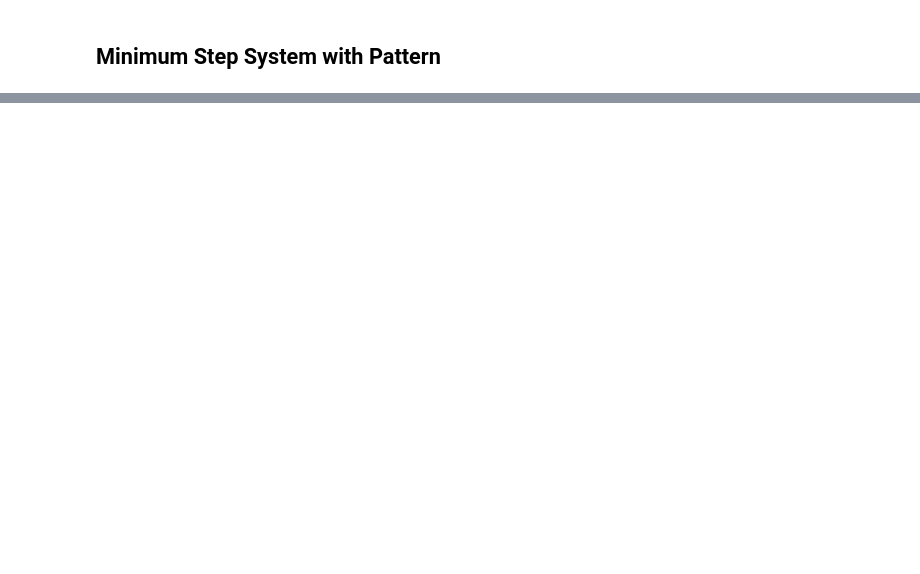
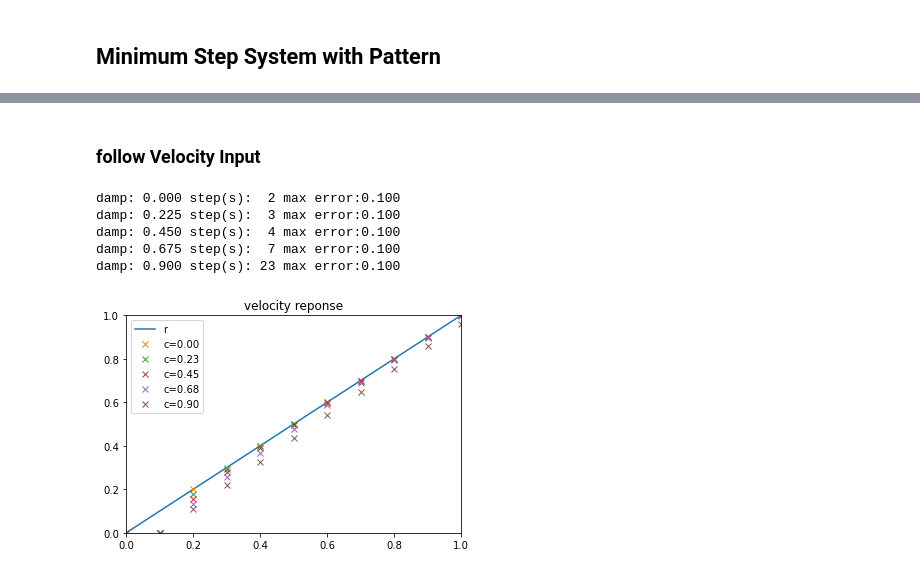
Before and after one commit to xsro/university-learning-code, a Jupyter notebook: 6计算机控制/3最小拍控制系统/MinimumStepControl.ipynb, the cells around one changed output, grey strips where cells are left out. Cells and saved outputs as stored; diff of their text form; code cells hidden in the pictures; blank space fills up the shorter version.

```diff
--- a/6计算机控制/3最小拍控制系统/MinimumStepControl.ipynb
+++ b/6计算机控制/3最小拍控制系统/MinimumStepControl.ipynb
@@ -54,0 +113,32 @@ plt.show()
+# %% [markdown]
+### follow Velocity Input
+# %%
+def WB_addDamp(c):
+    #from blue book P151
+    f1=2-c;f2=-1
+    WB3=(f1*z**(-1)+f2*z**(-2))/(1-c*z**(-1))
+    return WB3
+# %%
+plt.figure()
+t=np.arange(0,10,0.1)
+r=t
+plt.plot(t,r,'-',label="r")
+for c in np.linspace(0,0.9,5):
+    WB=WB_addDamp(c)
+    t,y=co.forced_response(WB,t,U=r)
+    e=r-y
+    plt.plot(t,y,'x',label="c={:.2f}".format(c))
+    for i in range(1,len(e)-1):
+        if e[i] <0.01:
+            print("damp: %.3f step(s):%3d\tmax error:%-.3f" % (c,i,max(e)))
+            break
+plt.xlim([0,1]);plt.ylim([0,1])
+plt.title("velocity reponse")
+plt.legend();plt.show()
+# %% [output]
+damp: 0.000 step(s):  2 max error:0.100
+damp: 0.225 step(s):  3 max error:0.100
+damp: 0.450 step(s):  4 max error:0.100
+damp: 0.675 step(s):  7 max error:0.100
+damp: 0.900 step(s): 23 max error:0.100
+[figure, added]
```
Also changed, not shown: parts of 12 cells of this notebook, 1 other file.
